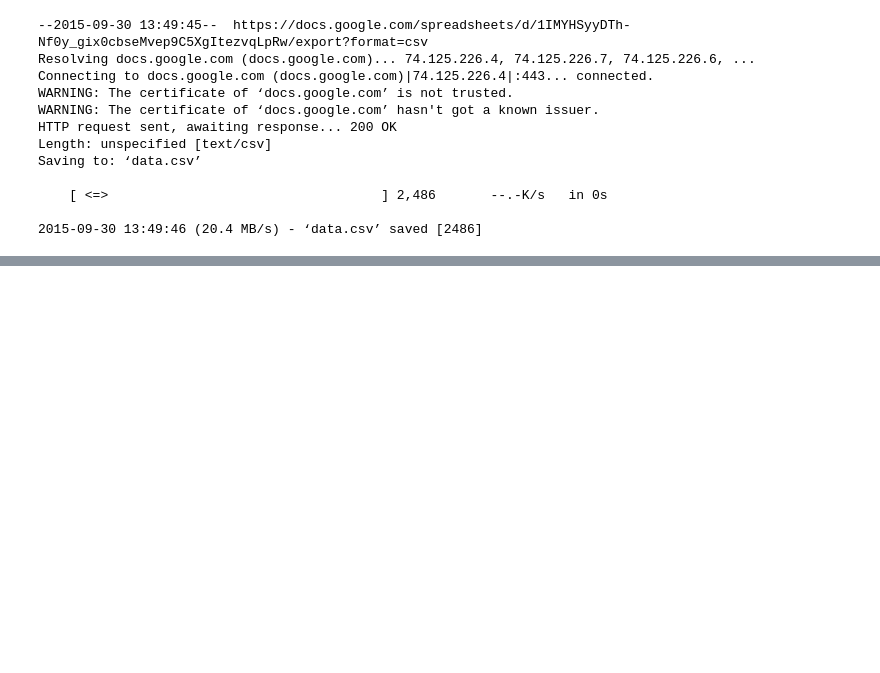
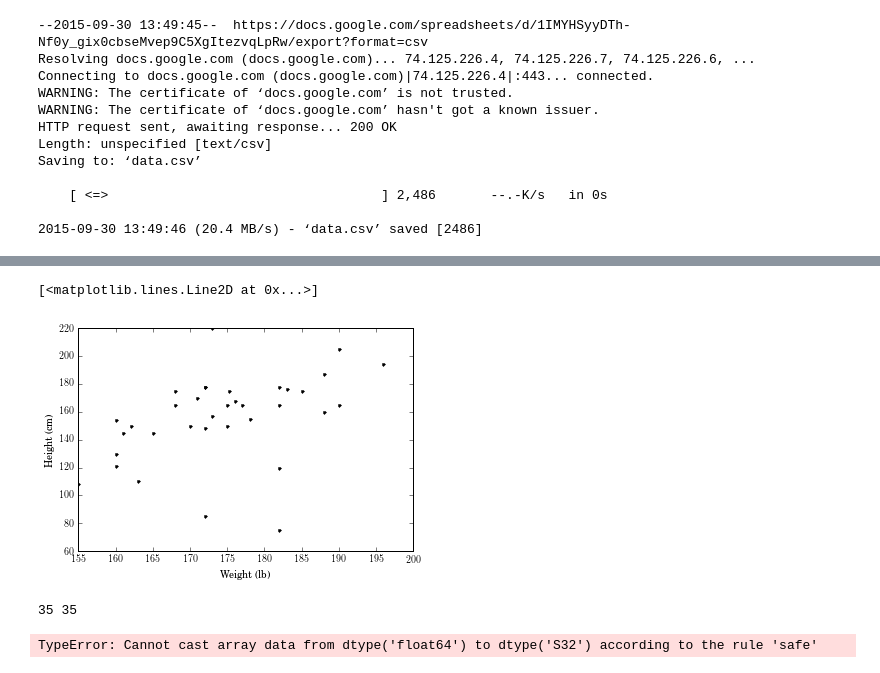
Before and after one commit to hungiyang/Fruitcake, a Jupyter notebook: Fruitcake.ipynb, the cells around one changed output, grey strips where cells are left out. Cells and saved outputs as stored; diff of their text form; code cells hidden in the pictures; blank space fills up the shorter version.

```diff
--- a/Fruitcake.ipynb
+++ b/Fruitcake.ipynb
@@ -44,6 +44,9 @@ data
 import numpy as np
 h = np.array(data["h"])
 b = np.array(data["b"])
+ph = np.array(data["ph"])
+pw = np.array(data["pw"])
+ph[ph == "1,72"] = 172
 # %%
 import matplotlib.pyplot as plt
 %matplotlib inline
@@ -55,0 +61,23 @@ np.mean(h)
+# %%
+plt.xlabel("Weight (lb)")
+plt.ylabel("Height (cm)")
+plt.plot(ph, pw, "k.")
+# %% [output]
+[<matplotlib.lines.Line2D at 0x...>]
+[figure, added]
+# %%
+ph, pw = list(ph), list(pw)
+ph.pop(15)
+ph.pop(18)
+pw.pop(15)
+pw.pop(18)
+
+ph, pw = np.array(ph), np.array(pw)
+print len(ph), len(pw)
+
+AT = np.vstack((pw, np.ones(len(pw))))
+ATA = np.dot(AT, AT.T)
+m, c = np.linalg.solve(ATA, np.dot(AT, ph))
+# %% [output]
+35 35
+TypeError: Cannot cast array data from dtype('float64') to dtype('S32') according to the rule 'safe'
```
Also changed, not shown: parts of 2 cells of this notebook.
